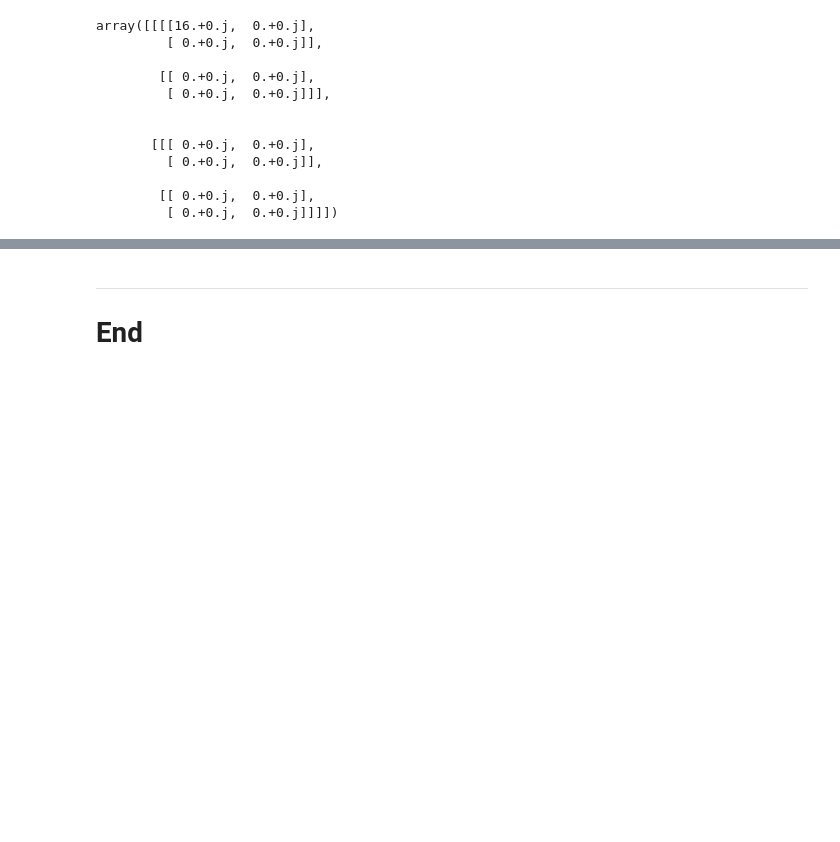
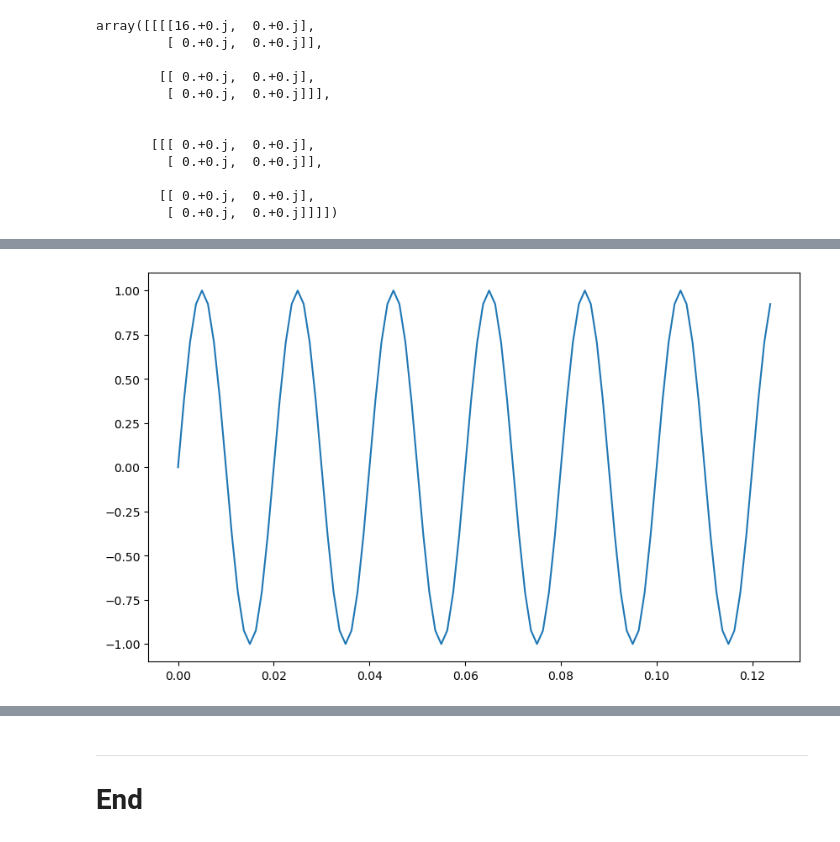
Before and after one commit to Rshocks/EmergingTechnology, a Jupyter notebook: content/04)Fourier Transforms.ipynb, the cells around one changed output, grey strips where cells are left out. Saved outputs shown, nothing was run; the diff lists cells and outputs as text; code cells hidden in the pictures; blank space fills up the shorter version.

```diff
--- a/content/04)Fourier Transforms.ipynb
+++ b/content/04)Fourier Transforms.ipynb
@@ -334,0 +342,12 @@ array([[[[16.+0.j,  0.+0.j],
+# %%
+# Number of samples.
+N = 100
+
+# Spacing between samples.
+T = 1.0 / 800.0
+
+# Range of x (input) values.
+x = np.linspace(0.0, N*T, N, endpoint=False)
+
+# Have a look at x.
+x
@@ -334,0 +370,9 @@ array([[[[16.+0.j,  0.+0.j],
+# %%
+# First sine wave.
+y_0 = np.sin(50.0 * 2.0 * np.pi * x)
+
+# Plot it.
+fig, ax = plt.subplots(figsize=(10, 6))
+ax.plot(x, y_0);
+# %% [output]
+[figure, added]
```
Also changed, not shown: parts of 6 cells of this notebook.
